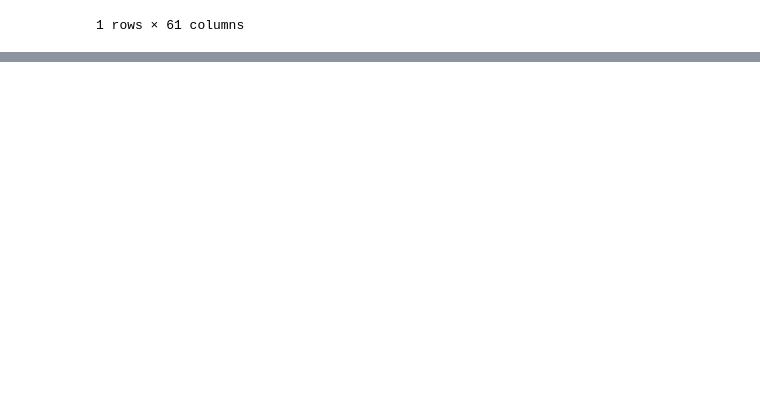
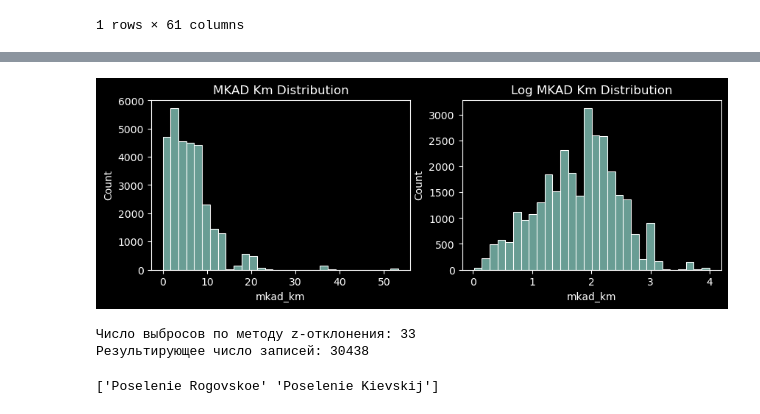
Before and after one commit to thetitorenko/sf_dspr_code, a Jupyter notebook: 01-block/07-python_14/07-python_14.ipynb, the cells around one changed output, grey strips where cells are left out. Cells and saved outputs as stored; diff of their text form; code cells hidden in the pictures; blank space fills up the shorter version.

```diff
--- a/01-block/07-python_14/07-python_14.ipynb
+++ b/01-block/07-python_14/07-python_14.ipynb
@@ -331,0 +440,13 @@ sber_data[sber_data['floor'] > 50]
+# %%
+# Как логарифмическое преобразование влияет на распределение признака
+
+fig, ax = plt.subplots(1, 2, figsize=(10, 3))
+
+histplot = sns.histplot(data=sber_data['mkad_km'], bins=30, ax=ax[0])
+histplot.set_title('MKAD Km Distribution')
+
+log_mkad_km = np.log(1 + sber_data['mkad_km'])
+histplot = sns.histplot(data=log_mkad_km, bins=30, ax=ax[1])
+histplot.set_title('Log MKAD Km Distribution');
+# %% [output]
+[figure, added]
@@ -331,0 +492,13 @@ sber_data[sber_data['floor'] > 50]
+# %%
+# Проверим работу функции поиска выбросов методом Z-оценки на признаке расстояния до МКАД
+outliers, cleaned_sber_data = outliers_z_score(sber_data, 'mkad_km', log_scale=True)
+print(f'Число выбросов по методу z-отклонения: {outliers.shape[0]}')
+print(f'Результирующее число записей: {cleaned_sber_data.shape[0]}')
+# %% [output]
+Число выбросов по методу z-отклонения: 33
+Результирующее число записей: 30438
+# %%
+# Узнаем какие районы содержат выбросы по признаку расстояния до МКАД
+print(outliers['sub_area'].unique())
+# %% [output]
+['Poselenie Rogovskoe' 'Poselenie Kievskij']
```
Also changed, not shown: parts of 14 cells of this notebook, 1 other file.
